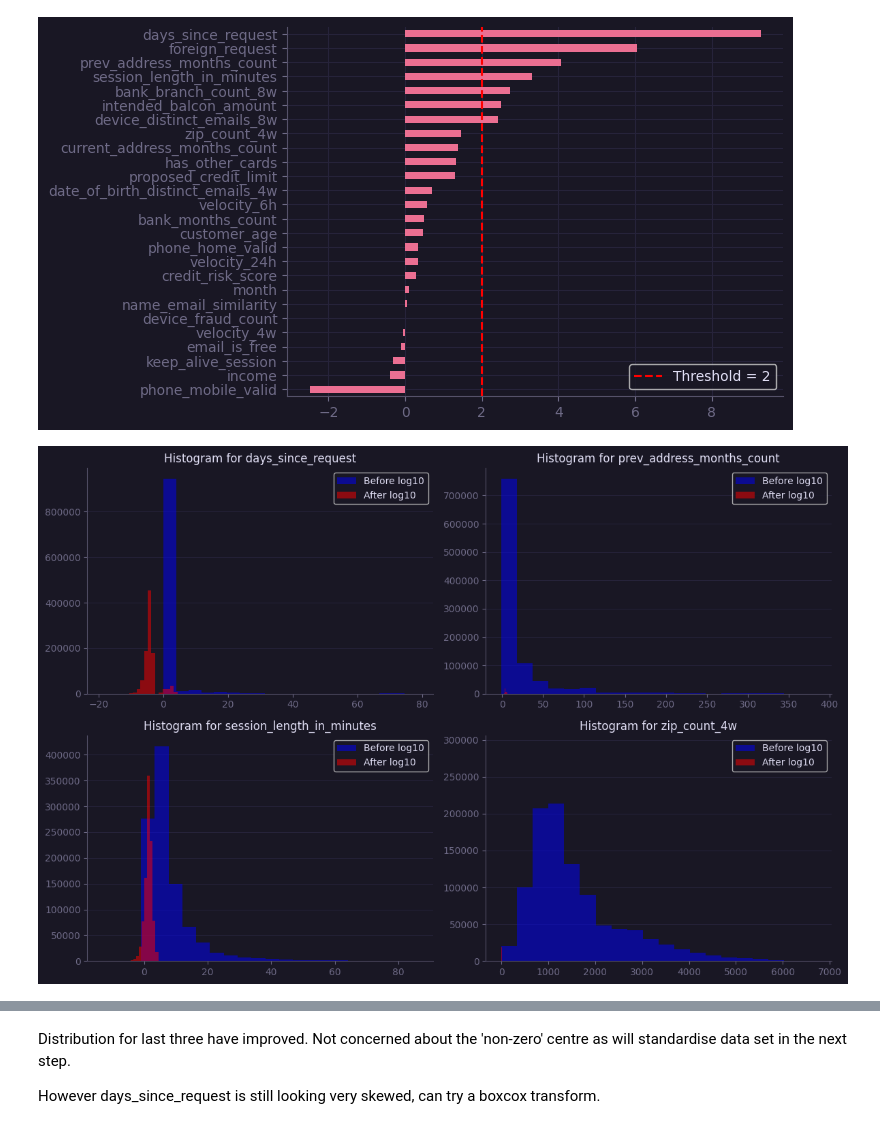
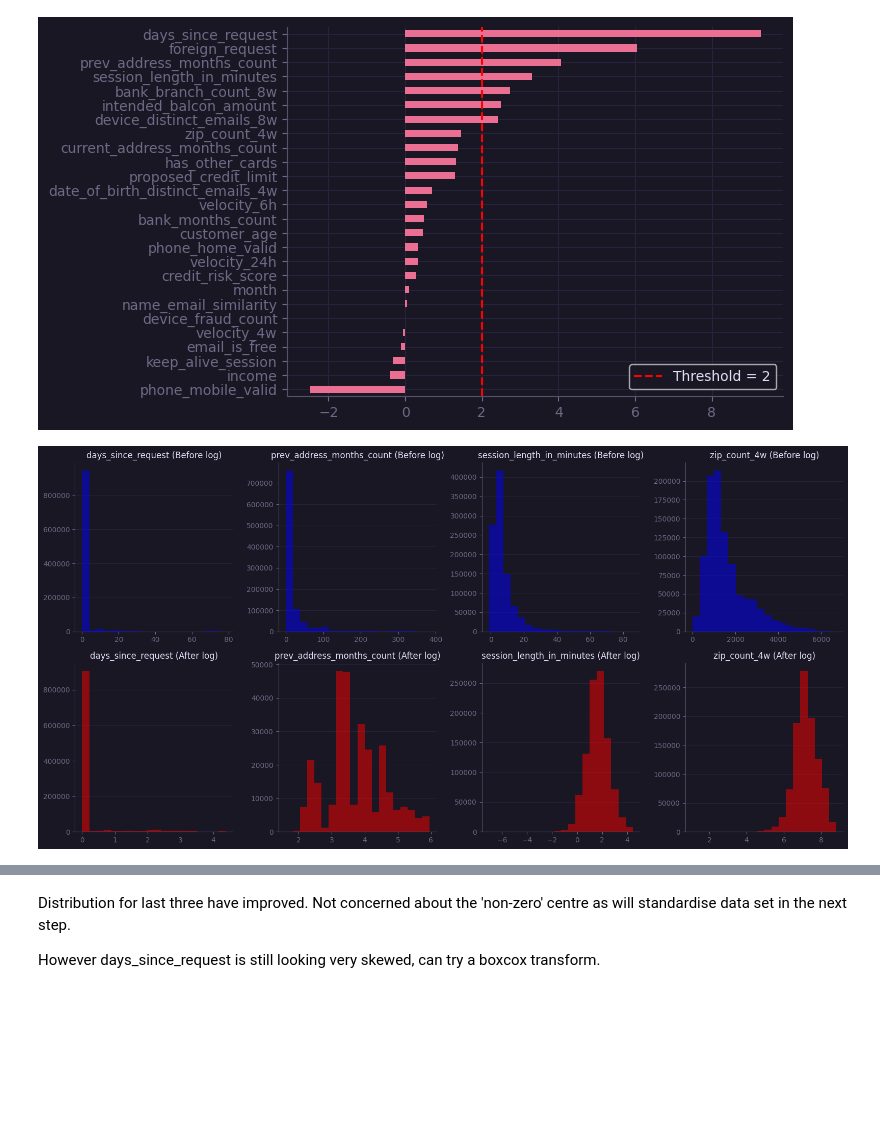
Before and after one commit to rcwylie/Fraudulent_payments, a Jupyter notebook: n_Code.ipynb, the cells around one changed output, grey strips where cells are left out. Drawn from its saved outputs; the diff is of its cells as text; code cells hidden in the pictures; blank space fills up the shorter version.

```diff
--- a/n_Code.ipynb
+++ b/n_Code.ipynb
@@ -206,26 +206,29 @@ plt.legend()
 <matplotlib.legend.Legend at 0x...>
 [figure]
 # %%
+import numpy as np
+import matplotlib.pyplot as plt
+from scipy import stats
+
 # List of columns to apply log10 to
 columns_to_log = ['days_since_request', 'prev_address_months_count', 'session_length_in_minutes', 'zip_count_4w']
 
 # Create a figure with subplots for each column
-fig, axes = plt.subplots(nrows=2, ncols=2, figsize=(12, 8))
+fig, axes = plt.subplots(nrows=2, ncols=4, figsize=(16, 8))
 
+# Cycle through each column and plot the original and below it the log of the column
 for i, column in enumerate(columns_to_log):
-    row = i // 2
-    col = i % 2
+    # Plot the histogram before applying log10 (top row)
+    axes[0, i].hist(raw_data[column], bins=20, color='blue', alpha=0.5, label='Before log10')
+    axes[0, i].set_title(f'{column} (Before log)')
 
-    # Plot the histogram before applying log10
-    axes[row, col].hist(raw_data[column], bins=20, color='blue', alpha=0.5, label='Before log10')
+    # Plot the histogram after applying log10 (bottom row)
+    log_transformed_data = np.log(raw_data[column] +raw_data[column].min() + 1)  # Add minimum value + 1 to ensure no negative or 0 values
+    axes[1, i].hist(log_transformed_data, bins=20, color='red', alpha=0.5, label='After log')
+    axes[1, i].set_title(f'{column} (After log)')
 
-    # Plot the histogram after applying log10
-    axes[row, col].hist(np.log(raw_data[column]+ raw_data[column].min()), bins=20, color='red', alpha=0.5, label='After log10')
-
-    axes[row, col].set_title(f'Histogram for {column}')
-    axes[row, col].legend()
 
 plt.tight_layout()
 plt.show()
 # %% [output]
-[figure, old version]
+[figure, new version]
```
Also changed, not shown: parts of 21 cells of this notebook.
